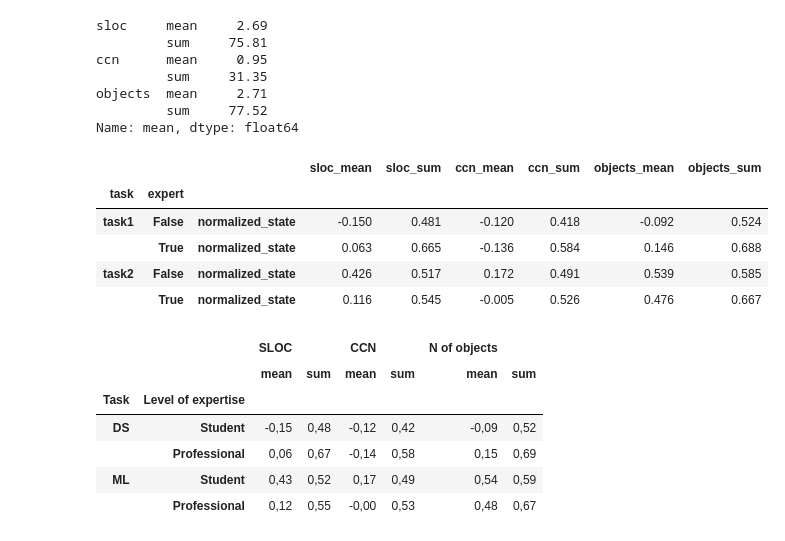
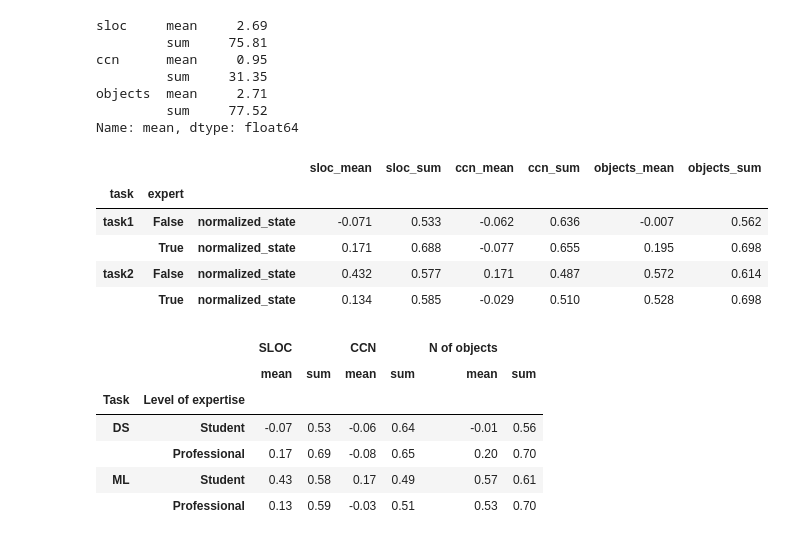
Before and after one commit to konstantgr/jupyter-logs-analysis, a Jupyter notebook: analysis/05-code-evolution-analysis.ipynb, the cells around one changed output. Cells and saved outputs as stored; diff of their text form; code cells hidden in the pictures.

Commit message:
Changed correlation method to "Spearman"

```diff
--- a/analysis/05-code-evolution-analysis.ipynb
+++ b/analysis/05-code-evolution-analysis.ipynb
@@ -238,38 +241,38 @@ df_tmp = df_analysis.groupby(['kernel_id', 'state_num'])[['sloc', 'ccn', 'object
     .agg(['mean', 'sum']).reset_index()
 df_tmp.columns = ['_'.join(col).strip("_") for col in df_tmp.columns.values]
 
 df_tmp = pd.merge(
     df_tmp,
     df_analysis[['task', 'kernel_id']] \
         .drop_duplicates(keep='last')[['kernel_id', 'task']],
     on='kernel_id'
 )
 
 df_tmp = pd.merge(
     df_tmp,
     june.df[['expert', 'kernel_id']] \
         .drop_duplicates(keep='last')[['kernel_id', 'expert']],
     on='kernel_id'
 )
 
 max_values = df_tmp.groupby('kernel_id')['state_num'].transform('max')
 df_tmp['normalized_state'] = df_tmp['state_num'] / max_values
 
 metrics_list = list(df_tmp)[2:-3]
 
-df_corr = df_tmp.groupby(['task', 'expert'])[['normalized_state', *metrics_list]].corr()
+df_corr = df_tmp.groupby(['task', 'expert'])[['normalized_state', *metrics_list]].corr(method="spearman")
 indices = [i for i in df_corr.index if i[-1] == 'normalized_state']
 df_corr[metrics_list] = df_corr[metrics_list]
 
 table = df_corr.loc[indices][metrics_list]
 table.round(3)
 # %% [output]
 |  |  |  | sloc_mean | sloc_sum | ccn_mean | ccn_sum | objects_mean | objects_sum |
 | task | expert |  |  |  |  |  |  |  |
-| task1 | False | normalized_state | -0.150 | 0.481 | -0.120 | 0.418 | -0.092 | 0.524 |
-|  | True | normalized_state | 0.063 | 0.665 | -0.136 | 0.584 | 0.146 | 0.688 |
-| task2 | False | normalized_state | 0.426 | 0.517 | 0.172 | 0.491 | 0.539 | 0.585 |
-|  | True | normalized_state | 0.116 | 0.545 | -0.005 | 0.526 | 0.476 | 0.667 |
+| task1 | False | normalized_state | -0.071 | 0.533 | -0.062 | 0.636 | -0.007 | 0.562 |
+|  | True | normalized_state | 0.171 | 0.688 | -0.077 | 0.655 | 0.195 | 0.698 |
+| task2 | False | normalized_state | 0.432 | 0.577 | 0.171 | 0.487 | 0.572 | 0.614 |
+|  | True | normalized_state | 0.134 | 0.585 | -0.029 | 0.510 | 0.528 | 0.698 |
 # %%
 table.columns = pd.MultiIndex.from_tuples([tuple(i.split('_')) for i in table.columns.to_list()])
 table = table.reset_index().drop(columns='level_2')
@@ -289,17 +292,17 @@ table.columns = pd.MultiIndex.from_tuples(
 )
 
 table = table.replace(pretty_lang).set_index(['Task', 'Level of expertise']).applymap(
-    lambda x: str.format("{:0_.2f}", x).replace('.', ',').replace('_', '.')
+    lambda x: str.format("{:0_.2f}", x)
 )
 table
 # %% [output]
 |  |  | SLOC |  | CCN |  | N of objects |  |
 |  |  | mean | sum | mean | sum | mean | sum |
 | Task | Level of expertise |  |  |  |  |  |  |
-| DS | Student | -0,15 | 0,48 | -0,12 | 0,42 | -0,09 | 0,52 |
-|  | Professional | 0,06 | 0,67 | -0,14 | 0,58 | 0,15 | 0,69 |
-| ML | Student | 0,43 | 0,52 | 0,17 | 0,49 | 0,54 | 0,59 |
-|  | Professional | 0,12 | 0,55 | -0,00 | 0,53 | 0,48 | 0,67 |
+| DS | Student | -0.07 | 0.53 | -0.06 | 0.64 | -0.01 | 0.56 |
+|  | Professional | 0.17 | 0.69 | -0.08 | 0.65 | 0.20 | 0.70 |
+| ML | Student | 0.43 | 0.58 | 0.17 | 0.49 | 0.57 | 0.61 |
+|  | Professional | 0.13 | 0.59 | -0.03 | 0.51 | 0.53 | 0.70 |
 # %%
 print(table.to_latex(escape=True, multirow=True))
 # %% [output]
```
Also changed, not shown: parts of 3 cells of this notebook, 1 other file.
